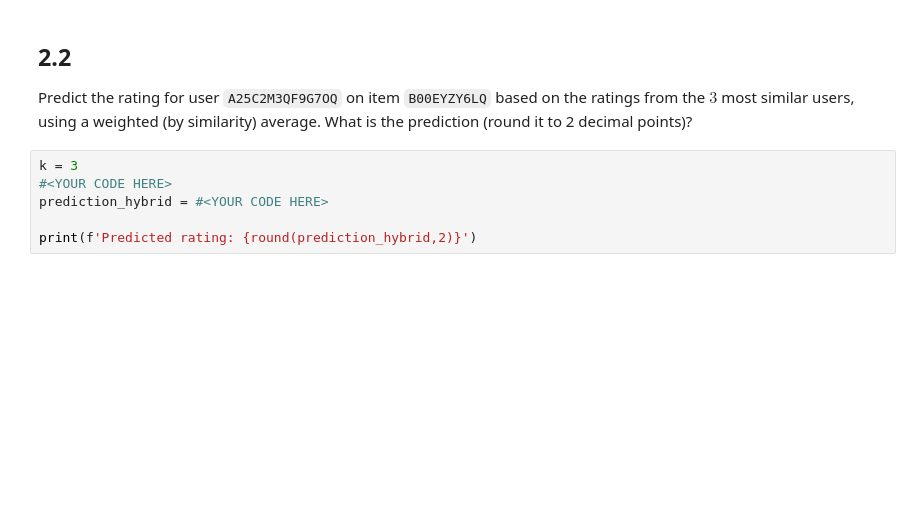
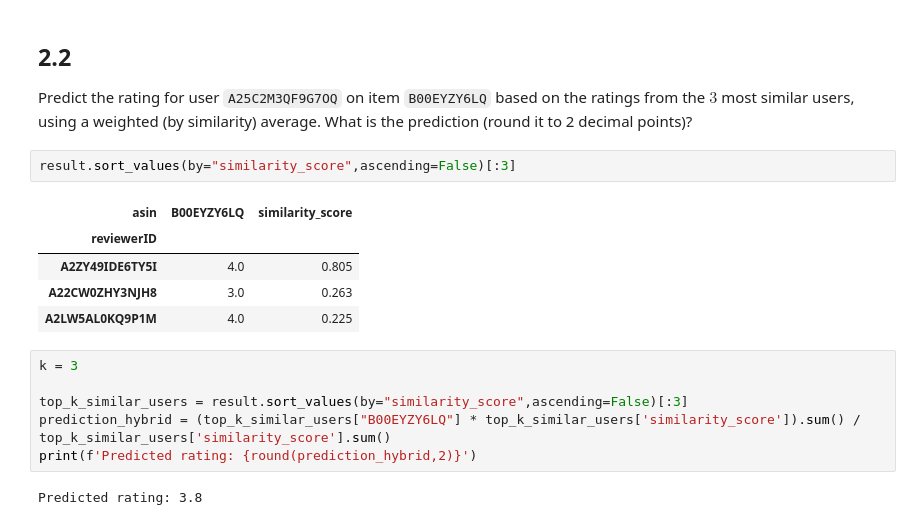
Before and after one commit to danielpenchev98/Web-Recommender-Systems-2025, a Jupyter notebook: week6/Week 11 - Lab Session.ipynb, the cells around one changed output. Cells and saved outputs as stored; diff of their text form; blank space fills up the shorter version.

```diff
--- a/week6/Week 11 - Lab Session.ipynb
+++ b/week6/Week 11 - Lab Session.ipynb
@@ -177,9 +252,19 @@ input_users = user_item_matrix[user_item_matrix['B00EYZY6LQ']>0]
 ## 2.2
 
 Predict the rating for user `A25C2M3QF9G7OQ` on item `B00EYZY6LQ` based on the ratings from the $3$ most similar users, using a weighted (by similarity) average. What is the prediction (round it to 2 decimal points)?
+# %%
+result.sort_values(by="similarity_score",ascending=False)[:3]
+# %% [output]
+| asin | B00EYZY6LQ | similarity_score |
+| reviewerID |  |  |
+| A2ZY49IDE6TY5I | 4.0 | 0.805 |
+| A22CW0ZHY3NJH8 | 3.0 | 0.263 |
+| A2LW5AL0KQ9P1M | 4.0 | 0.225 |
 # %%
 k = 3
-#<YOUR CODE HERE>
-prediction_hybrid = #<YOUR CODE HERE>
 
+top_k_similar_users = result.sort_values(by="similarity_score",ascending=False)[:3]
+prediction_hybrid = (top_k_similar_users["B00EYZY6LQ"] * top_k_similar_users['similarity_score']).sum() / top_k_similar_users['similarity_score'].sum()
 print(f'Predicted rating: {round(prediction_hybrid,2)}')
+# %% [output]
+Predicted rating: 3.8
```
Also changed, not shown: parts of 14 cells of this notebook.
